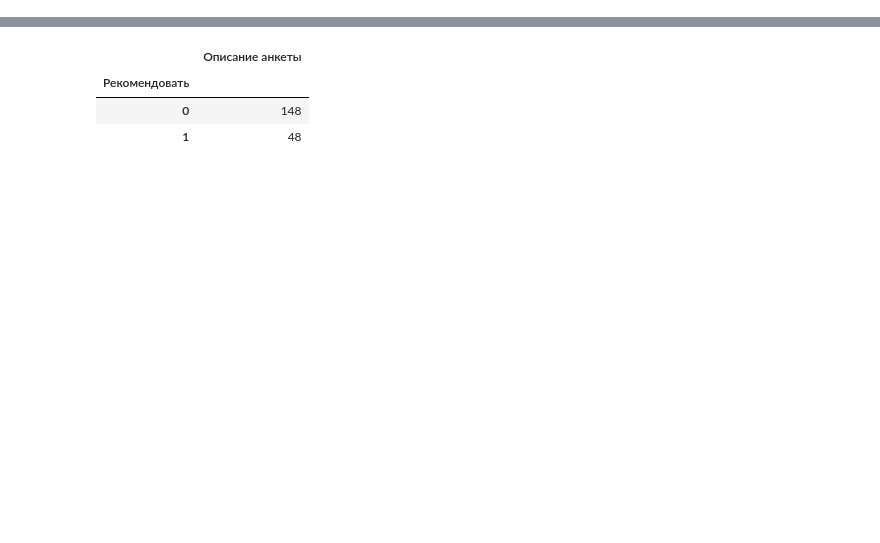
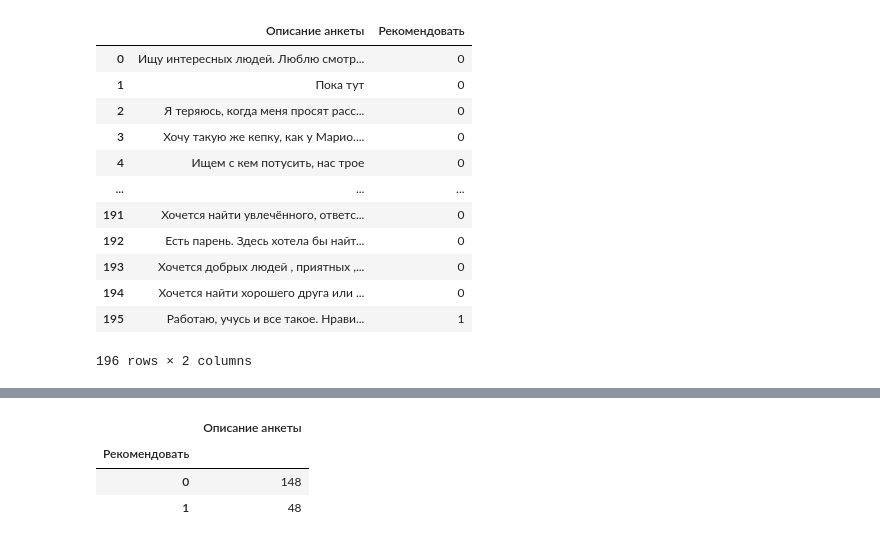
Before and after one commit to KabyshevEduard/ProjectNLP, a Jupyter notebook: Untitled.ipynb, the cells around one changed output, grey strips where cells are left out. Cells and saved outputs as stored; diff of their text form; code cells hidden in the pictures; blank space fills up the shorter version.

```diff
--- a/Untitled.ipynb
+++ b/Untitled.ipynb
@@ -25 +29,5 @@ nltk.download('stopwords')
 True
+# %%
+path_df = 'C:/Users/Эдуард/Desktop/проект1/data.txt'
+sep = ';'
+encoding = 'cp1251'
@@ -26,3 +36,19 @@ True
+# %%
+df
+# %% [output]
+|  | Описание анкеты | Рекомендовать |
+| 0 | Ищу интересных людей. Люблю смотр... | 0 |
+| 1 | Пока тут | 0 |
+| 2 | Я теряюсь, когда меня просят расс... | 0 |
+| 3 | Хочу такую же кепку, как у Марио.... | 0 |
+| 4 | Ищем с кем потусить, нас трое | 0 |
+| ... | ... | ... |
+| 191 | Хочется найти увлечённого, ответс... | 0 |
+| 192 | Есть парень. Здесь хотела бы найт... | 0 |
+| 193 | Хочется добрых людей , приятных ,... | 0 |
+| 194 | Хочется найти хорошего друга или ... | 0 |
+| 195 | Работаю, учусь и все такое. Нрави... | 1 |
+196 rows × 2 columns
 # %%
 device = torch.device("cuda:0" if torch.cuda.is_available() else "cpu")
 device
```
Also changed, not shown: parts of 43 cells of this notebook, 1 other file.
